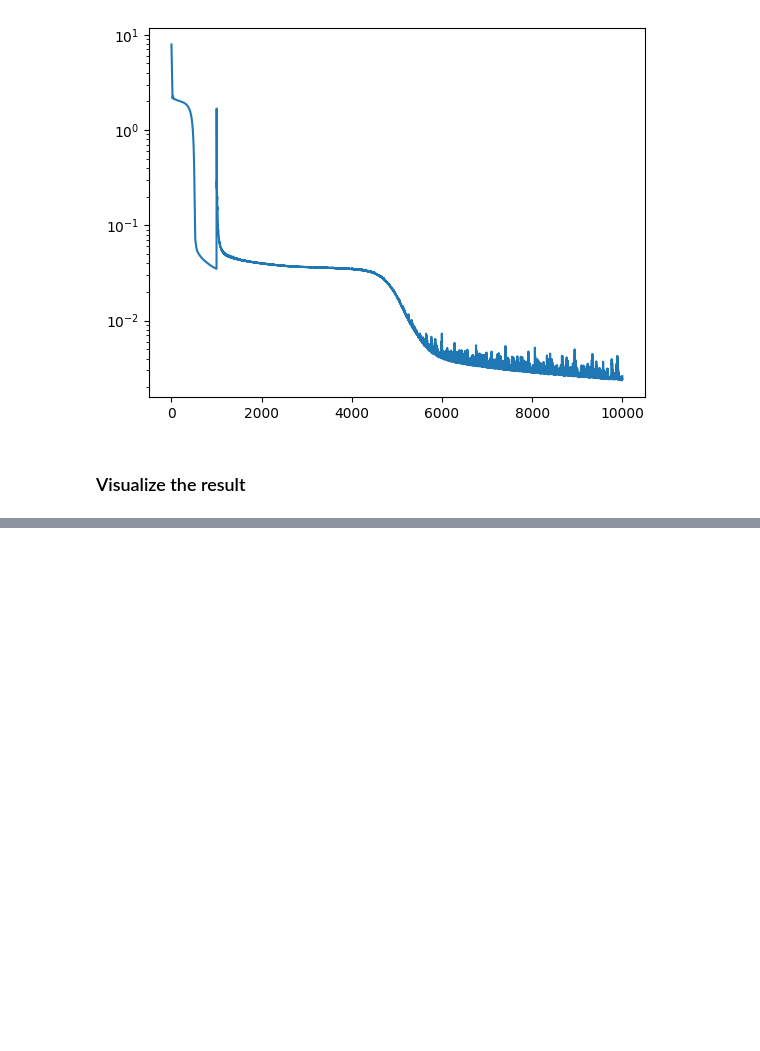
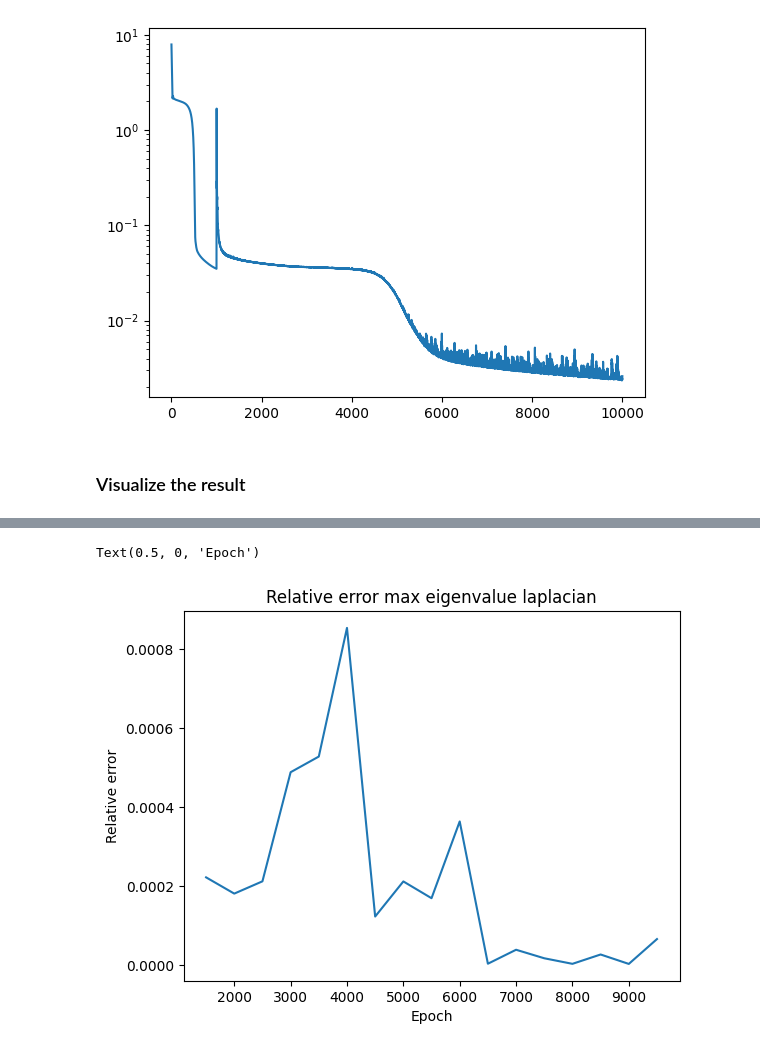
Before and after one commit to JamesAndrewKing/GaussNewtonShapes, a Jupyter notebook: notebooks/minimal_surface_preconditioning_moving_surface_naive.ipynb, the cells around one changed output, grey strips where cells are left out. Saved outputs shown, nothing was run; the diff lists cells and outputs as text; code cells hidden in the pictures; blank space fills up the shorter version.

```diff
--- a/notebooks/minimal_surface_preconditioning_moving_surface_naive.ipynb
+++ b/notebooks/minimal_surface_preconditioning_moving_surface_naive.ipynb
@@ -553,0 +554,12 @@ torch.save(model.state_dict(), 'model.pth')
+# %%
+a = np.array(log_data['max_abs_eigenvalue_A_laplacian'])
+b = np.array(log_data['max_abs_eigenvalue_hessian_laplacian'])
+
+errors_eikonal = np.abs(a-b)/b
+plt.plot(log_data['epochs'][3:], errors_eikonal)
+plt.title('Relative error max eigenvalue laplacian')
+plt.ylabel('Relative error')
+plt.xlabel('Epoch')
+# %% [output]
+Text(0.5, 0, 'Epoch')
+[figure, added]
```
Also changed, not shown: parts of 3 cells of this notebook, 4 other files.
